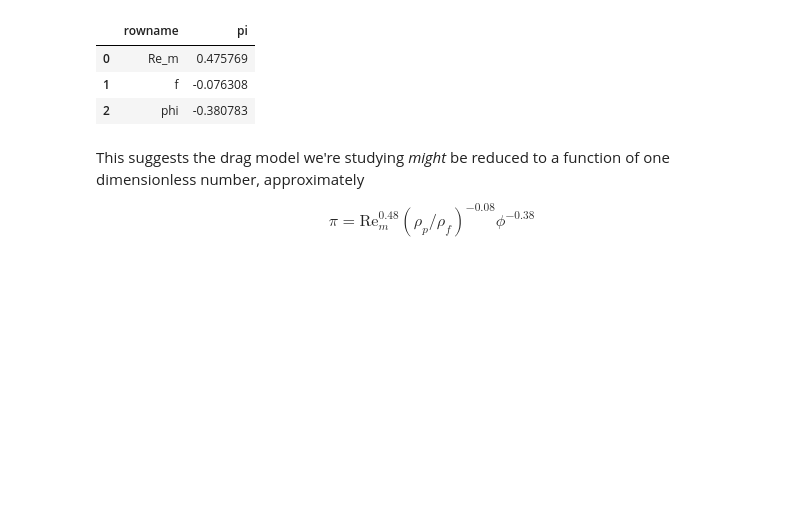
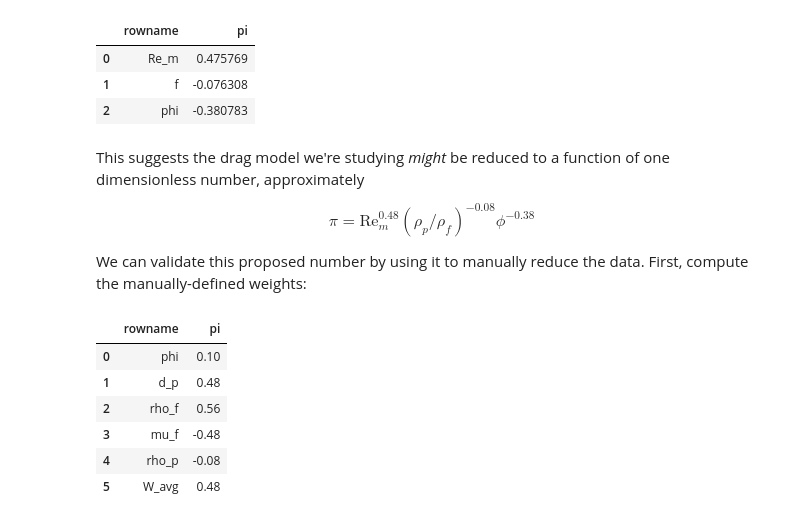
Before and after one commit to zdelrosario/pybuck, a Jupyter notebook: examples/tavanashad2021.ipynb, the cells around one changed output. Cells and saved outputs as stored; diff of their text form; code cells hidden in the pictures; blank space fills up the shorter version.

```diff
--- a/examples/tavanashad2021.ipynb
+++ b/examples/tavanashad2021.ipynb
@@ -318,3 +318,20 @@ express(df_dr_2, df_standard)
 This suggests the drag model we're studying *might* be reduced to a function of one dimensionless number, approximately
 
 $$\pi = \text{Re}_m^{0.48} (\rho_p/\rho_f)^{-0.08} \phi^{-0.38}$$
+
+We can validate this proposed number by using it to manually reduce the data. First, compute the manually-defined weights:
+# %%
+df_manual = (
+    df_standard
+    >> gr.tf_mutate(pi=0.48 * DF.Re_m - 0.08 * DF.f - 0.38 * DF.phi)
+    >> gr.tf_select("rowname", "pi")
+)
+df_manual
+# %% [output]
+|  | rowname | pi |
+| 0 | phi | 0.10 |
+| 1 | d_p | 0.48 |
+| 2 | rho_f | 0.56 |
+| 3 | mu_f | -0.48 |
+| 4 | rho_p | -0.08 |
+| 5 | W_avg | 0.48 |
```
Also changed, not shown: parts of 3 cells of this notebook.
